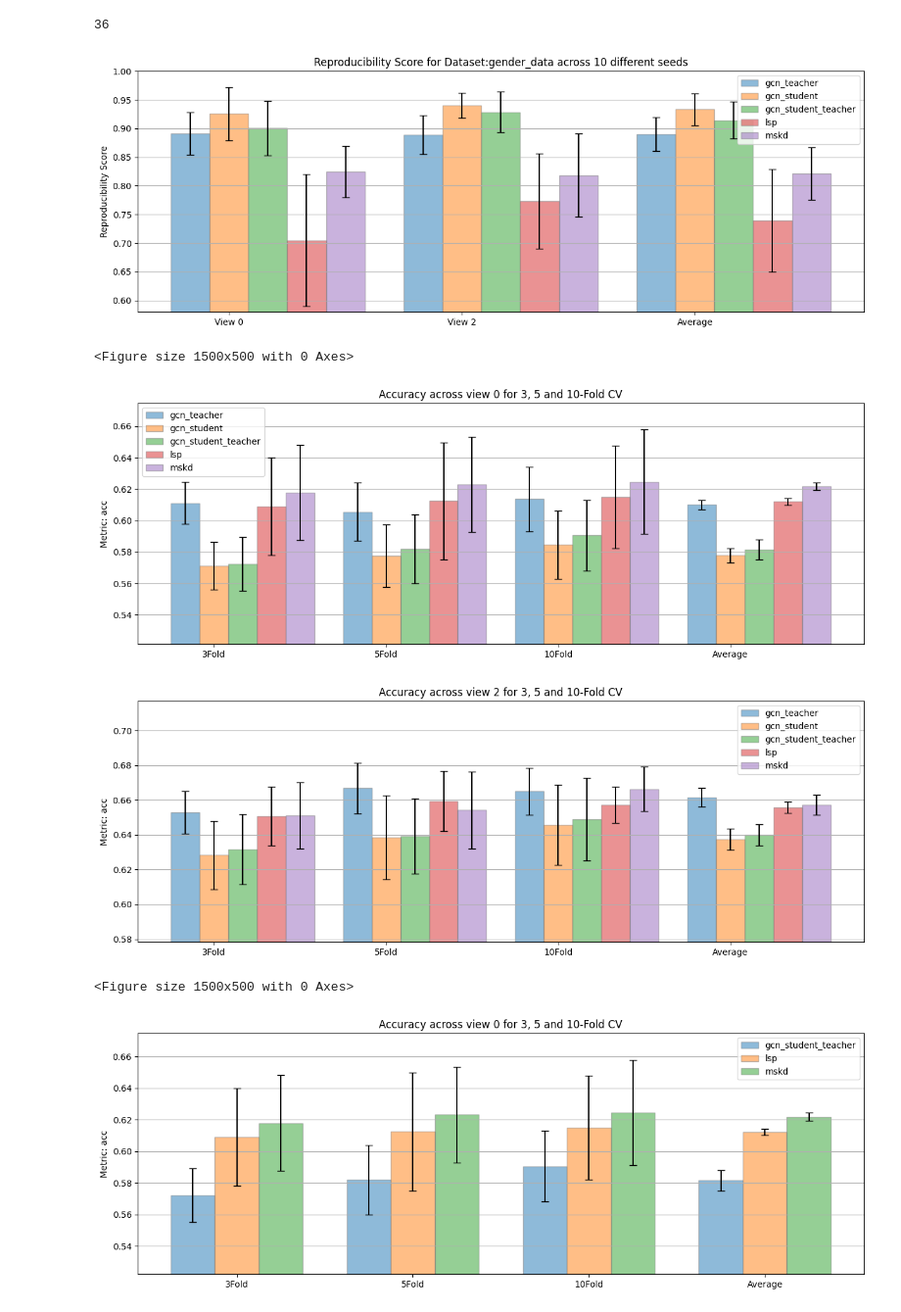
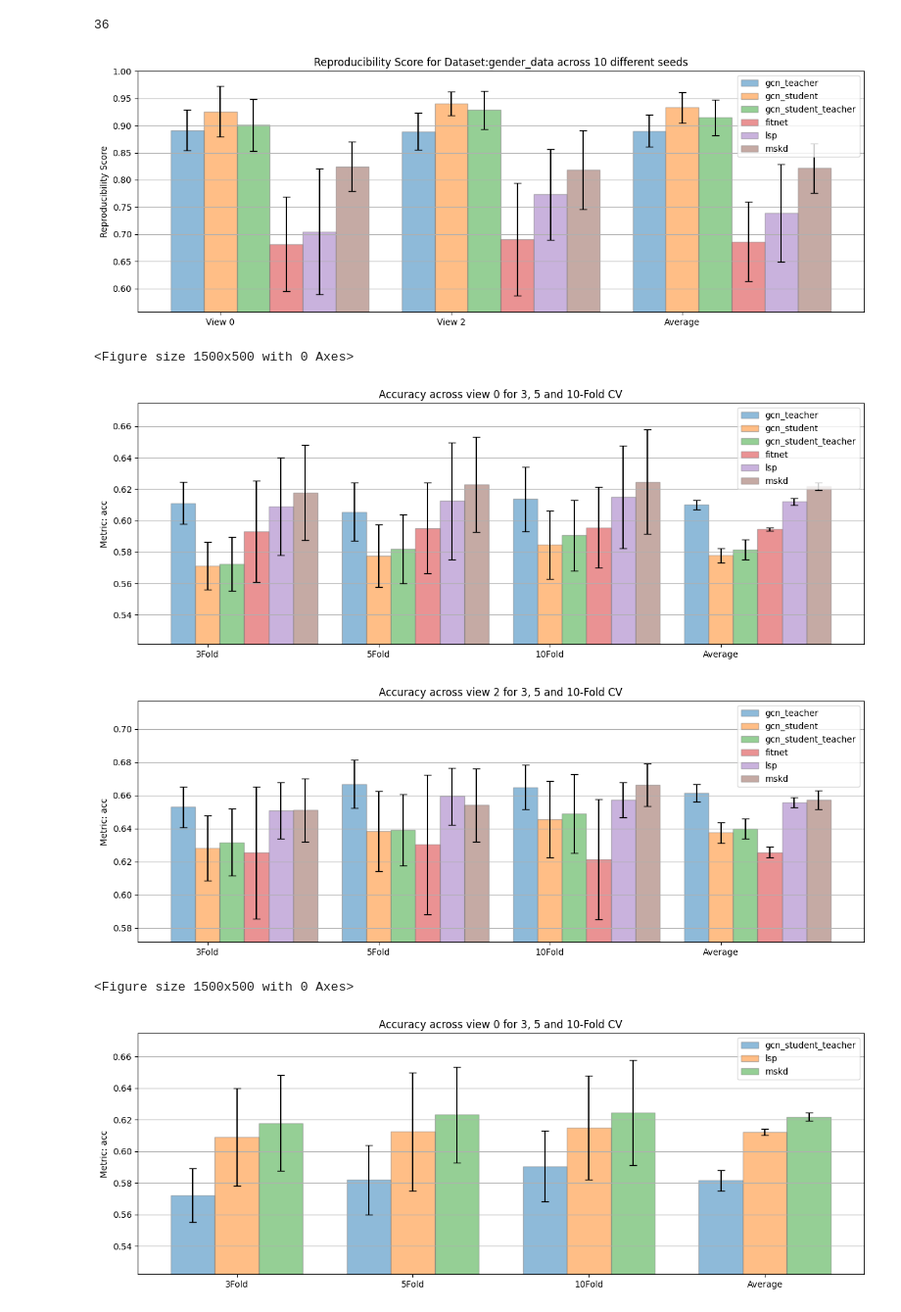
Before and after one commit to LorenzoStigliano/thesis-imperial, a Jupyter notebook: src/utils/analysis.ipynb, the cells around one changed output. Shown at 98% size. Drawn from its saved outputs; the diff is of its cells as text; code cells hidden in the pictures.

Commit message:
added config for fitnet

```diff
--- a/src/utils/analysis.ipynb
+++ b/src/utils/analysis.ipynb
@@ -689,25 +689,40 @@ gcn_args = {
     "layers":2,
     "evaluation_method": "model_assessment" # model selection or model assessment
 }
+
+fitnet_student_args = {
+    "num_epochs":50,
+    "lr": 0.001,
+    "weight_decay":1e-3,
+    "hidden_dim":64,
+    "dropout":0,
+    "threshold":"median", # Threshold the graph adjacency matrix. Possible values: no_threshold, median, mean
+    "model_name":"fitnet",
+    "evaluation_method": "model_assessment", # model selection or model assessment
+    "alpha_ce": 1,
+    "T": 2,
+    "alpha_soft_ce": 2,
+    "alpha_kd_lsp": 1
+}
 # %%
 dataset="gender_data"
 views=[0, 2]
-models=["gcn", "gcn_student", "gcn_student_teacher", "lsp", "mskd"]
-model_args = [gcn_args, gcn_student_args, gcn_student_args, lsp_student_args, mskd_student_args]
+models=["gcn", "gcn_student", "gcn_student_teacher", "fitnet", "lsp", "mskd"]
+model_args = [gcn_args, gcn_student_args, gcn_student_args, fitnet_student_args, lsp_student_args, mskd_student_args]
 CV=["3Fold", "5Fold", "10Fold"]
 runs=[i for i in range(10)]
 save_fig=False
 
-plot_bar_chart_reproducibility_mulitple_runs(dataset, views, models, CV, runs, students=[-1,-1,-1,-1,-1], model_args=model_args, save_fig=False)
+plot_bar_chart_reproducibility_mulitple_runs(dataset, views, models, CV, runs, students=[-1,-1,-1,-1,-1,-1], model_args=model_args, save_fig=False)
 # %% [output]
-[figure, old version]
+[figure, new version]
 <Figure size 1500x500 with 0 Axes>
 # %%
 for view in [0,2]:
-    plot_bar_chart_metric_multiple_runs(dataset="gender_data", view=view, models=["gcn", "gcn_student", "gcn_student_teacher", "lsp", "mskd"], CV=["3Fold", "5Fold", "10Fold"], runs=[i for i in range(10)], metric="acc", dataset_split="val", analysis_type="model_assessment", save_fig=False)
+    plot_bar_chart_metric_multiple_runs(dataset="gender_data", view=view, models=["gcn", "gcn_student", "gcn_student_teacher", "fitnet", "lsp", "mskd"], CV=["3Fold", "5Fold", "10Fold"], runs=[i for i in range(10)], metric="acc", dataset_split="val", analysis_type="model_assessment", save_fig=False)
 # %% [output]
-[figure, old version]
+[figure, new version]
-[figure, old version]
+[figure, new version]
 <Figure size 1500x500 with 0 Axes>
 # %%
 for view in [0,2]:
```
Also changed, not shown: 2 other files.
